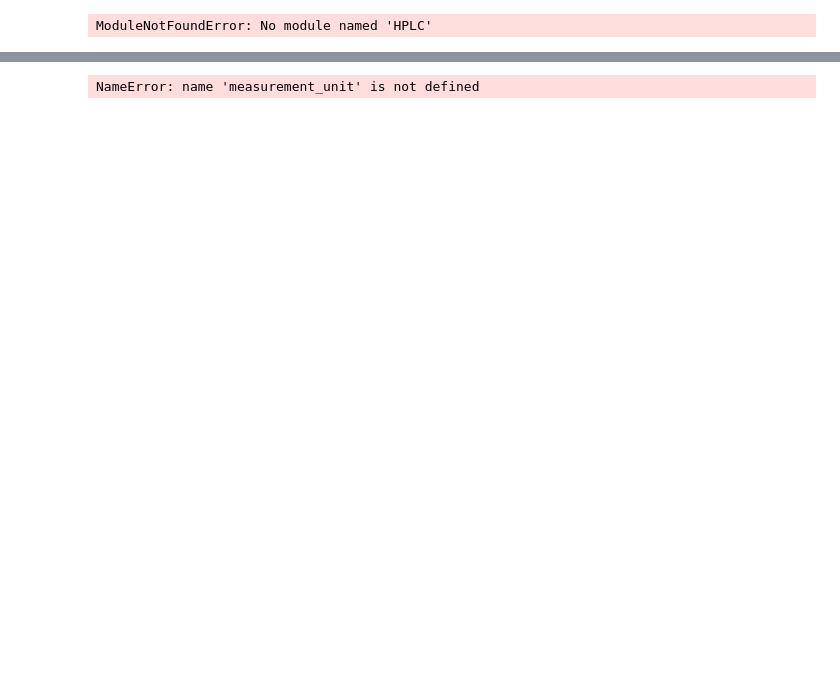
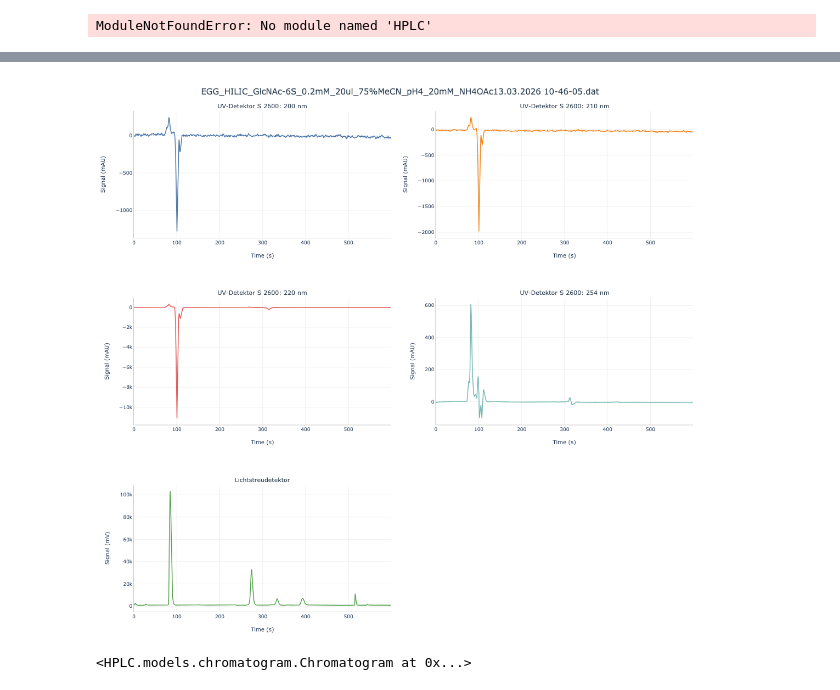
Before and after one commit to eric-gemmell/HPLC, a Jupyter notebook: examples/basic_usage.ipynb, the cells around one changed output, grey strips where cells are left out. Saved outputs shown, nothing was run; the diff lists cells and outputs as text; code cells hidden in the pictures; blank space fills up the shorter version.

Commit message:
graphing and importing is working and pretty. Initial tests for peak identification have been written

```diff
--- a/examples/basic_usage.ipynb
+++ b/examples/basic_usage.ipynb
@@ -43,7 +21,9 @@ Building jupyterlab assets (production, minimized)
 # %%
-import hplc as HPLC
+import HPLC
+import numpy as np
 
-HPLC.load("./data/EGG_HILIC_GlcNAc_0.2mM_20ul_80%MeCN_pH3_20mM_NH4OHC13.03.2026 17-17-16.dat").signals['Lichtstreudetektor'].display()
+HPLC.load("./data/EGG_HILIC_GlcNAc-6S_0.2mM_20ul_75%MeCN_pH4_20mM_NH4OAc13.03.2026 10-46-05.dat").display()
 # %% [output]
+[figure, added]
-NameError: name 'measurement_unit' is not defined
+<HPLC.models.chromatogram.Chromatogram at 0x...>
 # %%
```
Also changed, not shown: parts of 3 cells of this notebook, 46 other files.
